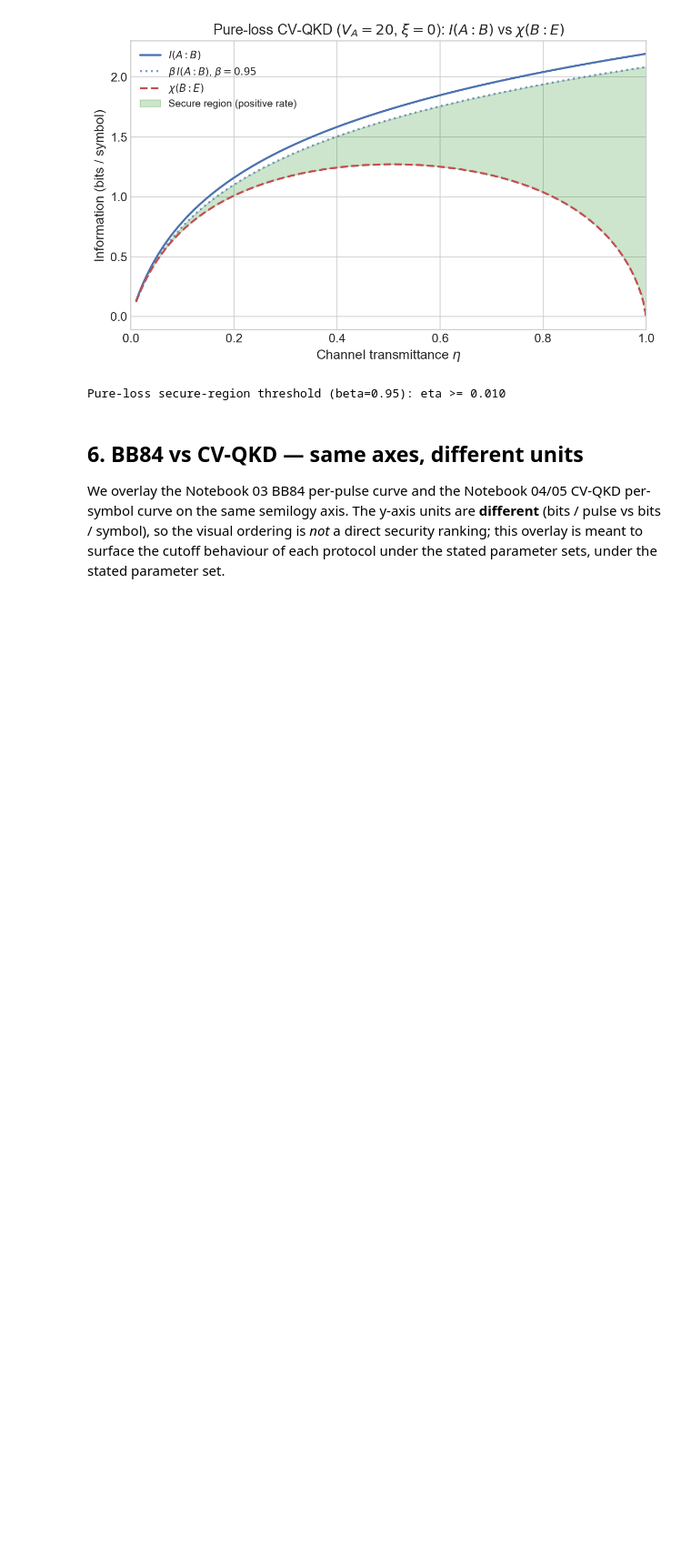
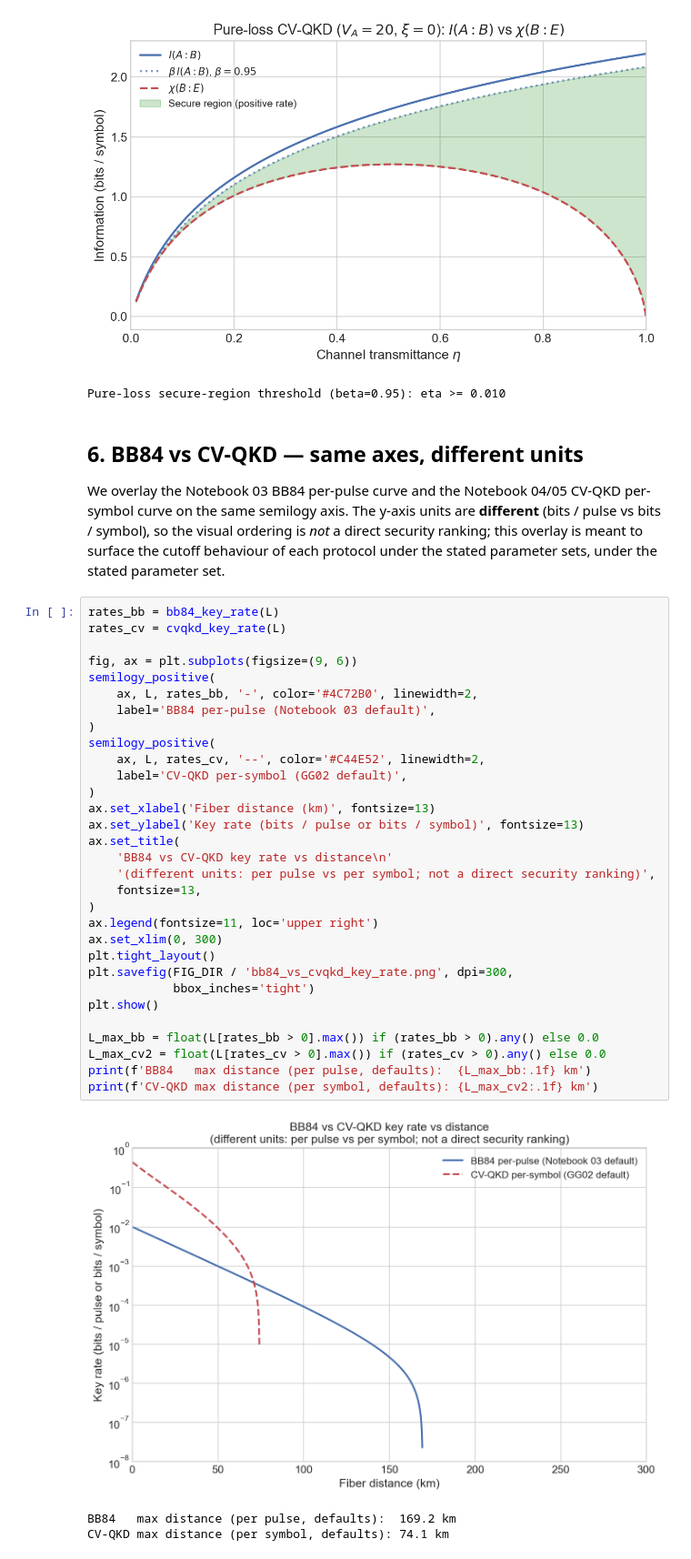
Before and after one commit to abbas-ahmad-cowlar/qkd-protocol-simulator, a Jupyter notebook: notebooks/05_key_rate_analysis.ipynb, the cells around one changed output. Shown at 91% size. Drawn from its saved outputs; the diff is of its cells as text; blank space fills up the shorter version.

Commit message:
Add 05 key rate analysis code cell 14

```diff
--- a/notebooks/05_key_rate_analysis.ipynb
+++ b/notebooks/05_key_rate_analysis.ipynb
@@ -228,3 +228,38 @@ Pure-loss secure-region threshold (beta=0.95): eta >= 0.010
 ## 6. BB84 vs CV-QKD &mdash; same axes, **different units**
 
 We overlay the Notebook 03 BB84 per-pulse curve and the Notebook 04/05 CV-QKD per-symbol curve on the same semilogy axis. The y-axis units are **different** (bits / pulse vs bits / symbol), so the visual ordering is *not* a direct security ranking; this overlay is meant to surface the cutoff behaviour of each protocol under the stated parameter sets, under the stated parameter set.
+# %%
+rates_bb = bb84_key_rate(L)
+rates_cv = cvqkd_key_rate(L)
+
+fig, ax = plt.subplots(figsize=(9, 6))
+semilogy_positive(
+    ax, L, rates_bb, '-', color='#4C72B0', linewidth=2,
+    label='BB84 per-pulse (Notebook 03 default)',
+)
+semilogy_positive(
+    ax, L, rates_cv, '--', color='#C44E52', linewidth=2,
+    label='CV-QKD per-symbol (GG02 default)',
+)
+ax.set_xlabel('Fiber distance (km)', fontsize=13)
+ax.set_ylabel('Key rate (bits / pulse or bits / symbol)', fontsize=13)
+ax.set_title(
+    'BB84 vs CV-QKD key rate vs distance\n'
+    '(different units: per pulse vs per symbol; not a direct security ranking)',
+    fontsize=13,
+)
+ax.legend(fontsize=11, loc='upper right')
+ax.set_xlim(0, 300)
+plt.tight_layout()
+plt.savefig(FIG_DIR / 'bb84_vs_cvqkd_key_rate.png', dpi=300,
+            bbox_inches='tight')
+plt.show()
+
+L_max_bb = float(L[rates_bb > 0].max()) if (rates_bb > 0).any() else 0.0
+L_max_cv2 = float(L[rates_cv > 0].max()) if (rates_cv > 0).any() else 0.0
+print(f'BB84   max distance (per pulse, defaults):  {L_max_bb:.1f} km')
+print(f'CV-QKD max distance (per symbol, defaults): {L_max_cv2:.1f} km')
+# %% [output]
+[figure, added]
+BB84   max distance (per pulse, defaults):  169.2 km
+CV-QKD max distance (per symbol, defaults): 74.1 km
```
